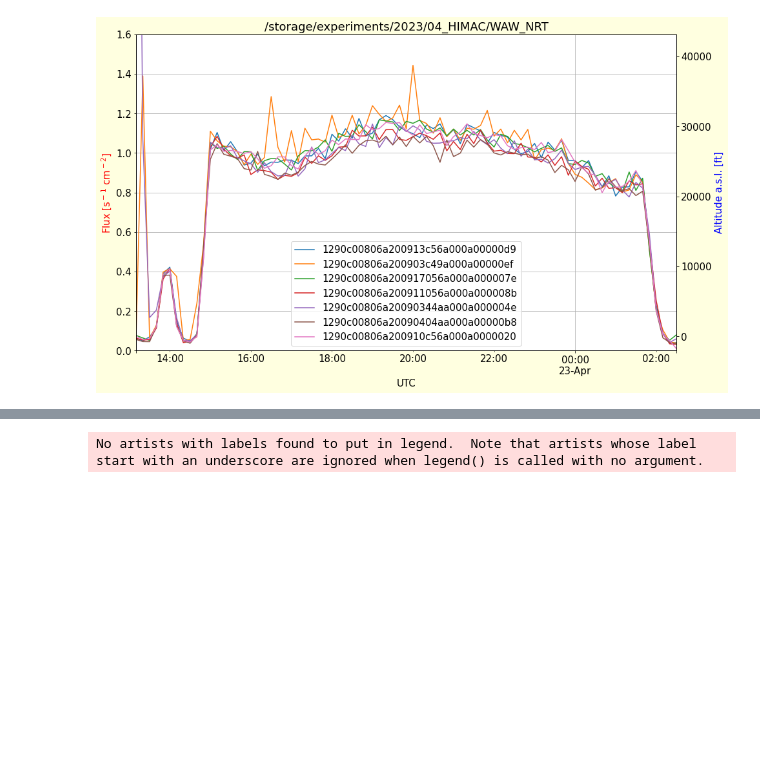
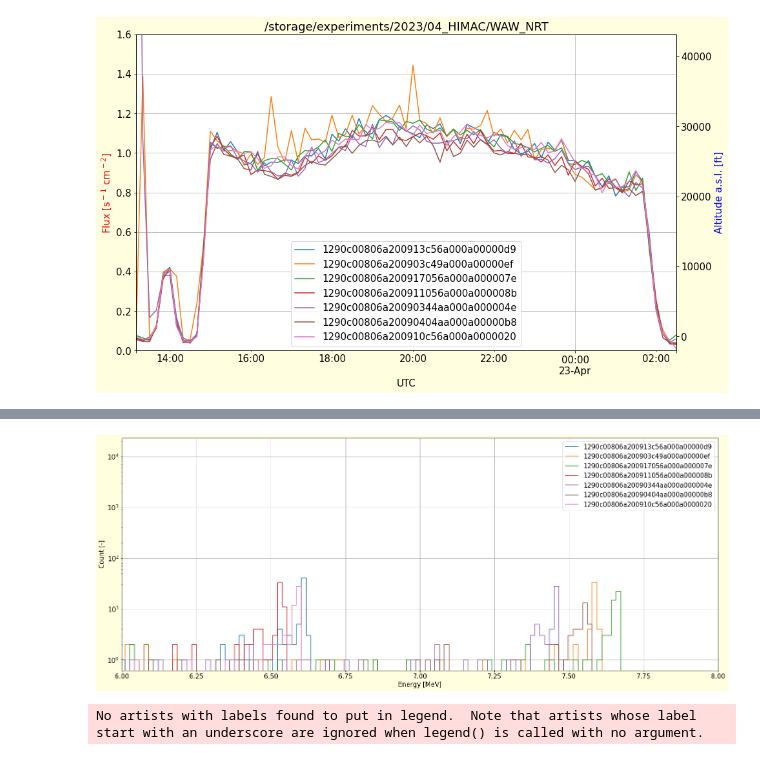
Before and after one commit to UniversalScientificTechnologies/LABDOS01, a Jupyter notebook: notebooks/flight_HIMAC2023.ipynb, the cells around one changed output, grey strips where cells are left out. Drawn from its saved outputs; the diff is of its cells as text; code cells hidden in the pictures; blank space fills up the shorter version.

```diff
--- a/notebooks/flight_HIMAC2023.ipynb
+++ b/notebooks/flight_HIMAC2023.ipynb
@@ -725,0 +727,71 @@ None
+# %%
+ftt = glob.iglob(fto+"/**/*.TXT") # generator, search immediate subdirectories
+SWITCH_ON_TIMES = ['2023-04-22 13:15']
+
+plt.figure(figsize=(25,10), facecolor='lightyellow')
+matplotlib.rcParams.update({'font.size': 15})
+
+for f in ftt:
+    l=[]
+    l.extend(range(0,505))
+
+    df = pd.read_csv(f, sep=',', header=None, names=l, comment='*', low_memory=False)
+    df = df.reset_index(drop=True)
+    print(f)
+
+    df[2] = df[2].apply(pd.to_numeric, errors='coerce')
+
+    df['runtime'] = np.nan
+    df.loc[df[0]=='$HIST','seconds'] = df.loc[df[0]=='$HIST',2]
+    df.loc[df[0]=='$DOS','seconds'] = 0
+    df['runtime'] = df['seconds'].diff() * -1
+    rc = df.copy()
+
+    run = 0
+    rc['run'] = np.nan
+
+    try:
+        for x in rc.loc[rc[0]=='$DOS'].index:
+            rc.loc[x,'run'] = SWITCH_ON_TIMES[run]
+            run += 1
+    except:
+        pass
+    rc['run'].fillna(method="ffill", inplace=True)
+
+    rc[2] = pd.to_numeric(rc[2])
+    rc['time'] = pd.to_datetime(rc.run) + pd.to_timedelta(rc[2], unit='s')
+    rc.set_index(rc['time'], drop=False, inplace=True)
+
+    FIRST_CHANNEL = 9
+
+    ener = rc.iloc[:,FIRST_CHANNEL:500].sum()
+
+    coef3 = np.array([0.,0.])
+    coef3[1] = 0.016
+    coef3[0] = 0.034
+    #0.034 MeV + ch * 0.016 MeV
+
+    print (coef3[0], coef3[1])
+
+    e3 = pd.DataFrame()
+    e3['1'] = ener
+    e3['i'] = ener.index
+    e3['x'] = (e3['i'].astype(float)-FIRST_CHANNEL) * coef3[1] + coef3[0]
+
+    plt.yscale('log')
+    #plt.xscale('log')
+
+    plt.plot(e3['x'], e3['1'] , label=str(rc.loc[rc[0]=='$DOS'][[6]].iloc[0,0]), drawstyle='steps-mid')
+
+plt.xlabel('Energy [MeV]')
+plt.ylabel('Count [-]')
+plt.grid()
+plt.legend()
+
+
+#plt.xticks(np.arange(0, 10, 1))
+plt.xlim(6,8)
+#plt.vlines(0.511,1,1e4, color='red')
+
+None
+# %% [output]
@@ -726,3 +812,4 @@ None
+[figure, added]
 # %%
 FIRST_CHANNEL = 9
 
```
Also changed, not shown: parts of 2 cells of this notebook.
